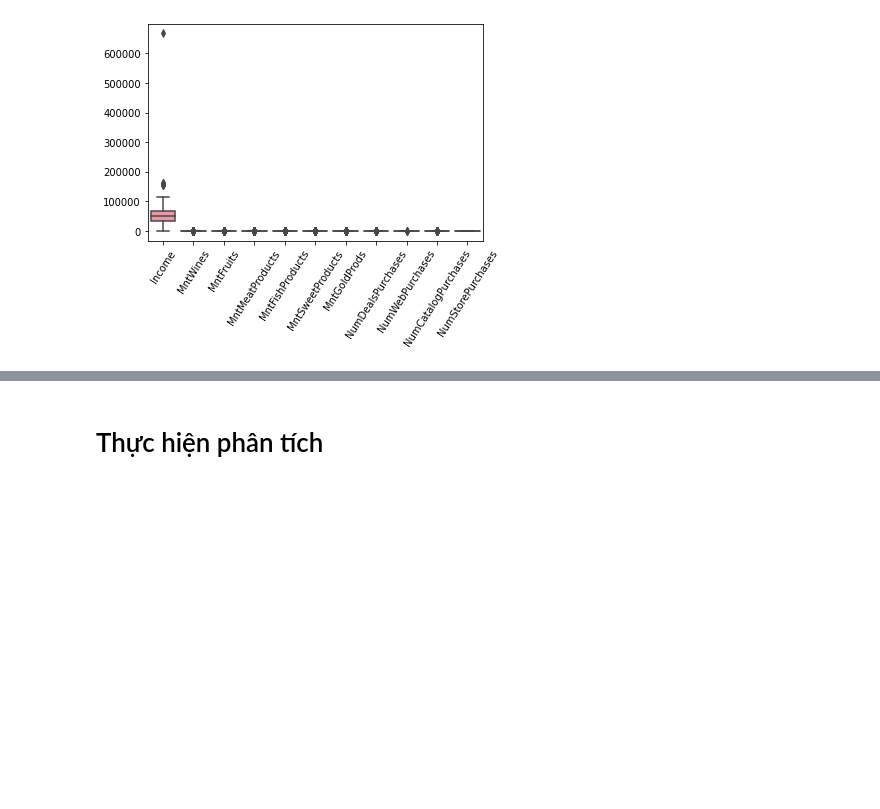
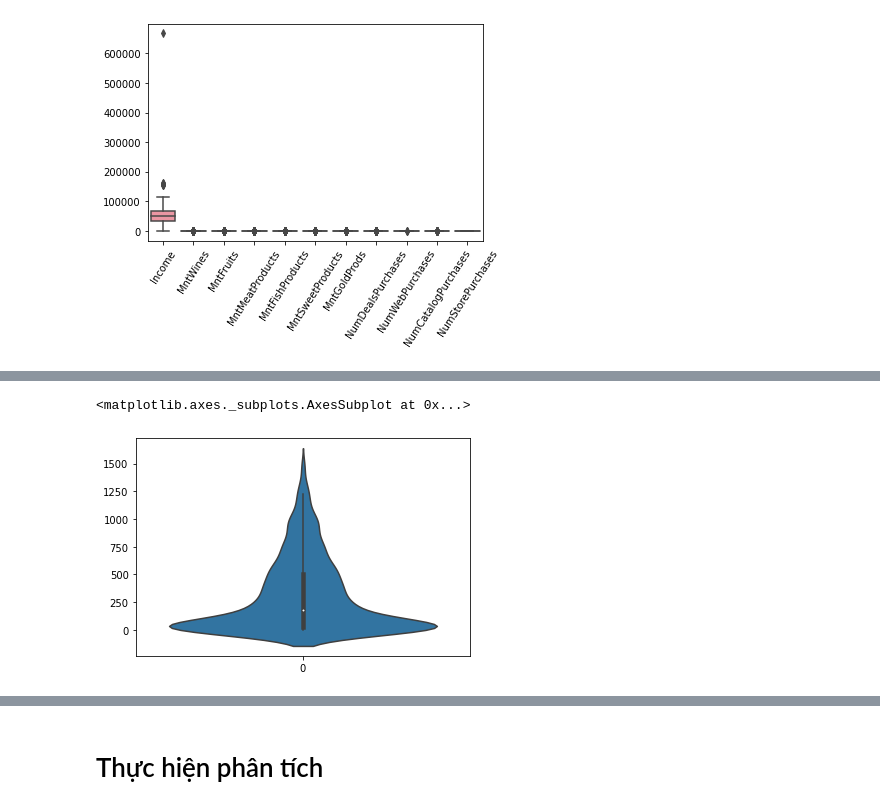
Before and after one commit to hainmit09/AR-ANN-Structural-Damage-Detection-, a Jupyter notebook: DA_trong_lĩnh_vực_marketing.ipynb, the cells around one changed output, grey strips where cells are left out. Drawn from its saved outputs; the diff is of its cells as text; code cells hidden in the pictures; blank space fills up the shorter version.

```diff
--- a/DA_trong_lĩnh_vực_marketing.ipynb
+++ b/DA_trong_lĩnh_vực_marketing.ipynb
@@ -259,0 +258,5 @@ Không có dữ liệu ngoại lai
+# %%
+sns.violinplot(data=data.MntWines)
+# %% [output]
+<matplotlib.axes._subplots.AxesSubplot at 0x...>
+[figure, added]
```
Also changed, not shown: parts of 37 cells of this notebook.
